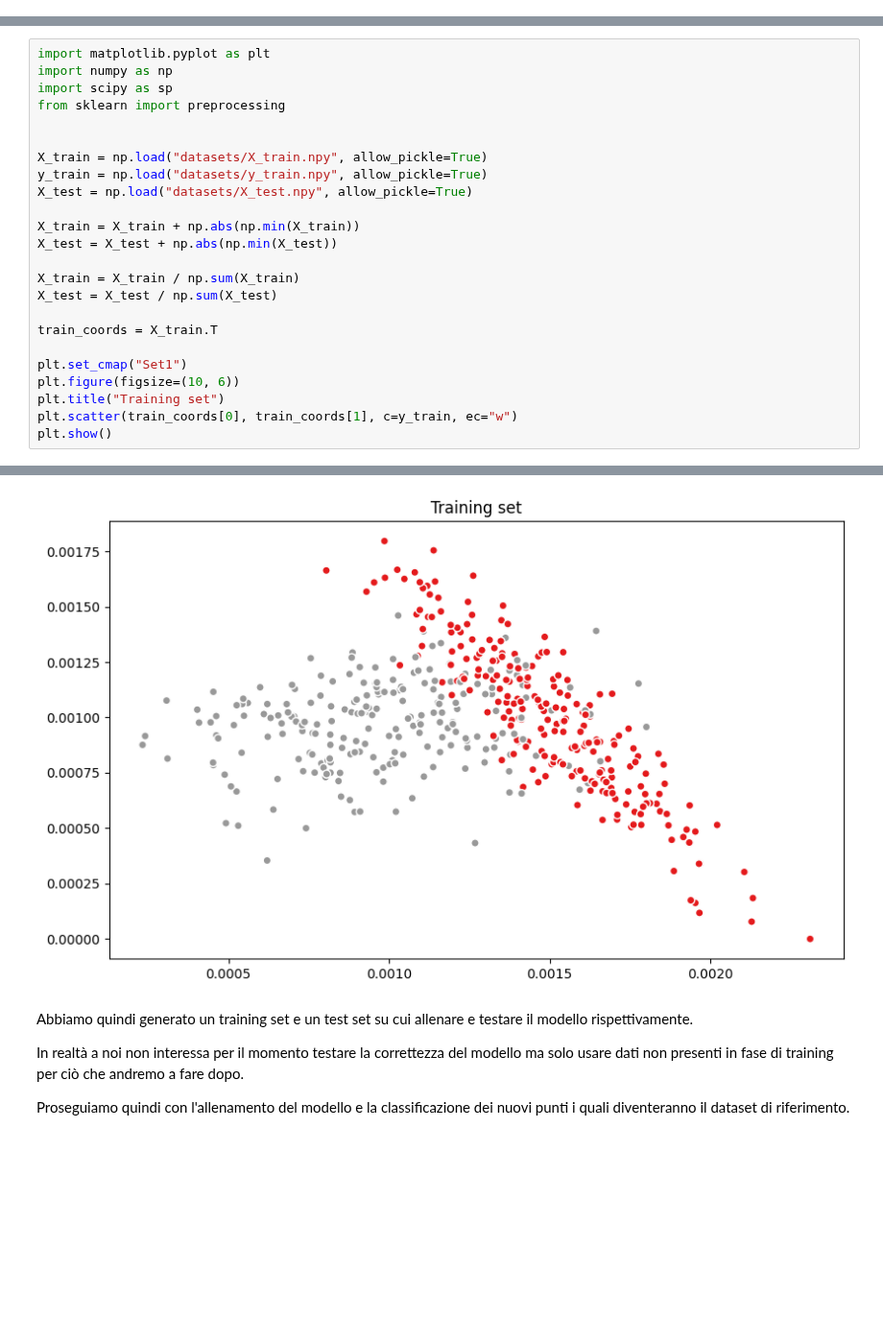
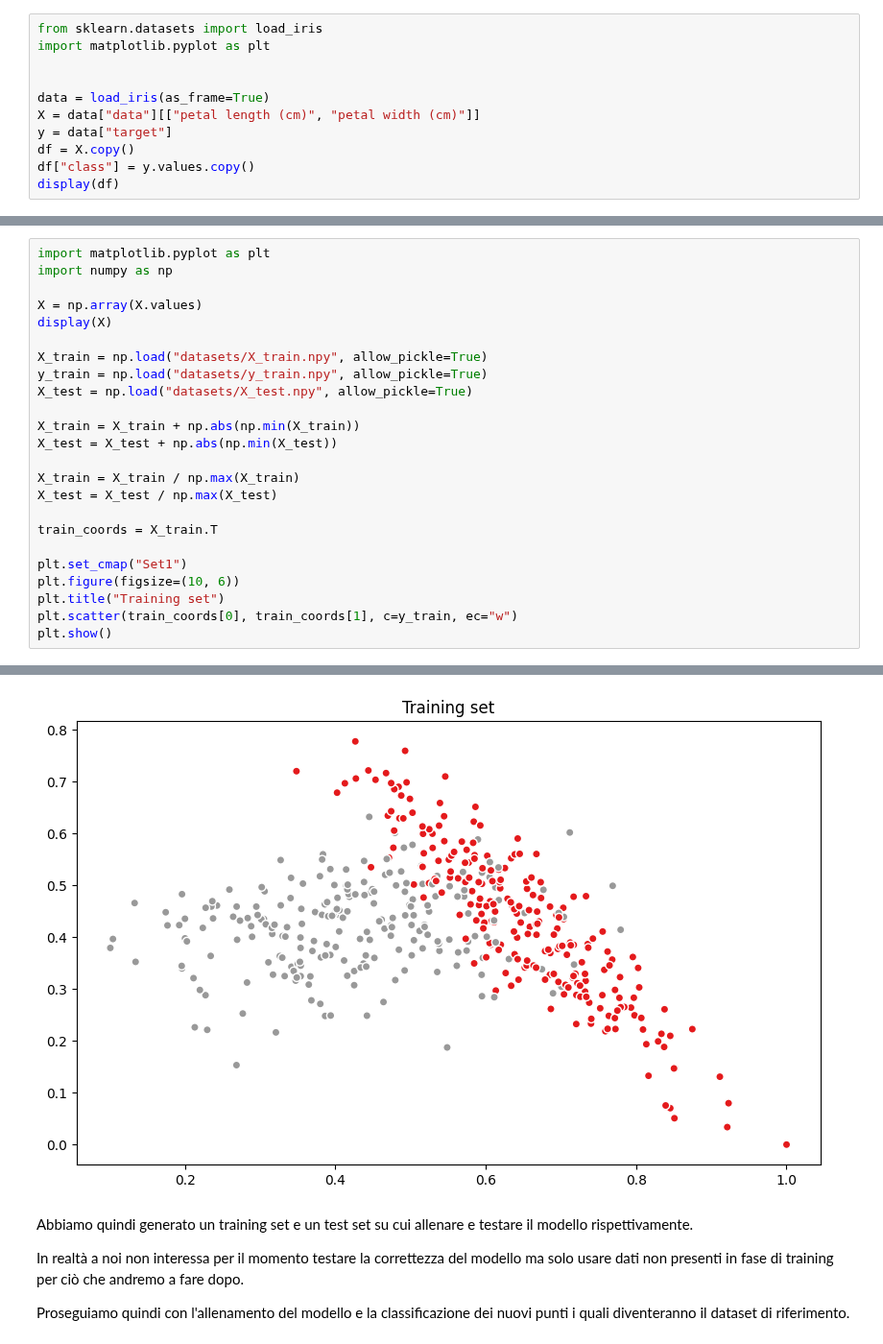
Before and after one commit to FedericoBustaffa/thesis, a Jupyter notebook: src/explain_classifier.ipynb, the cells around one changed output, grey strips where cells are left out. Shown at 96% size. Saved outputs shown, nothing was run; the diff lists cells and outputs as text; blank space fills up the shorter version.

```diff
--- a/src/explain_classifier.ipynb
+++ b/src/explain_classifier.ipynb
@@ -18,0 +18,11 @@ generare un dataset con queste caratteristiche e alleniamo classificatore.
+# %%
+from sklearn.datasets import load_iris
+import matplotlib.pyplot as plt
+
+
+data = load_iris(as_frame=True)
+X = data["data"][["petal length (cm)", "petal width (cm)"]]
+y = data["target"]
+df = X.copy()
+df["class"] = y.values.copy()
+display(df)
@@ -19,9 +43,9 @@ generare un dataset con queste caratteristiche e alleniamo classificatore.
 # %%
 import matplotlib.pyplot as plt
 import numpy as np
-import scipy as sp
-from sklearn import preprocessing
 
+X = np.array(X.values)
+display(X)
 
 X_train = np.load("datasets/X_train.npy", allow_pickle=True)
 y_train = np.load("datasets/y_train.npy", allow_pickle=True)
@@ -30,8 +54,8 @@ X_test = np.load("datasets/X_test.npy", allow_pickle=True)
 X_train = X_train + np.abs(np.min(X_train))
 X_test = X_test + np.abs(np.min(X_test))
 
-X_train = X_train / np.sum(X_train)
-X_test = X_test / np.sum(X_test)
+X_train = X_train / np.max(X_train)
+X_test = X_test / np.max(X_test)
 
 train_coords = X_train.T
 
@@ -45,4 +86,4 @@ plt.show()
-[figure, old version]
+[figure, new version]
 # %% [markdown]
 Abbiamo quindi generato un training set e un test set su cui allenare e testare
 il modello rispettivamente.
```
Also changed, not shown: parts of 19 cells of this notebook.
